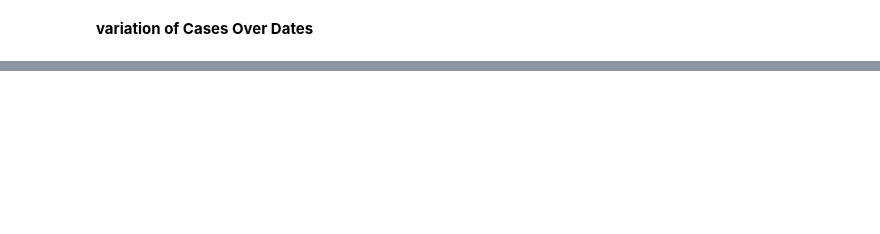
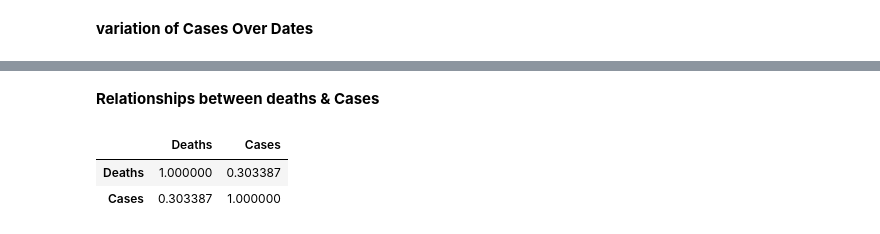
Before and after one commit to oussama95boussaid/Coronavirus_Pandemic_Morocco_project, a Jupyter notebook: Coronavirus_Pandemic_Morocco.ipynb, the cells around one changed output, grey strips where cells are left out. Saved outputs shown, nothing was run; the diff lists cells and outputs as text; code cells hidden in the pictures; blank space fills up the shorter version.

```diff
--- a/Coronavirus_Pandemic_Morocco.ipynb
+++ b/Coronavirus_Pandemic_Morocco.ipynb
@@ -554,0 +549,9 @@ plt.show()
+# %% [markdown]
+**Relationships between deaths & Cases**
+# %%
+corr_Death_cases = Covid_data.corr()
+corr_Death_cases
+# %% [output]
+|  | Deaths | Cases |
+| Deaths | 1.000000 | 0.303387 |
+| Cases | 0.303387 | 1.000000 |
```
Also changed, not shown: parts of 7 cells of this notebook.
